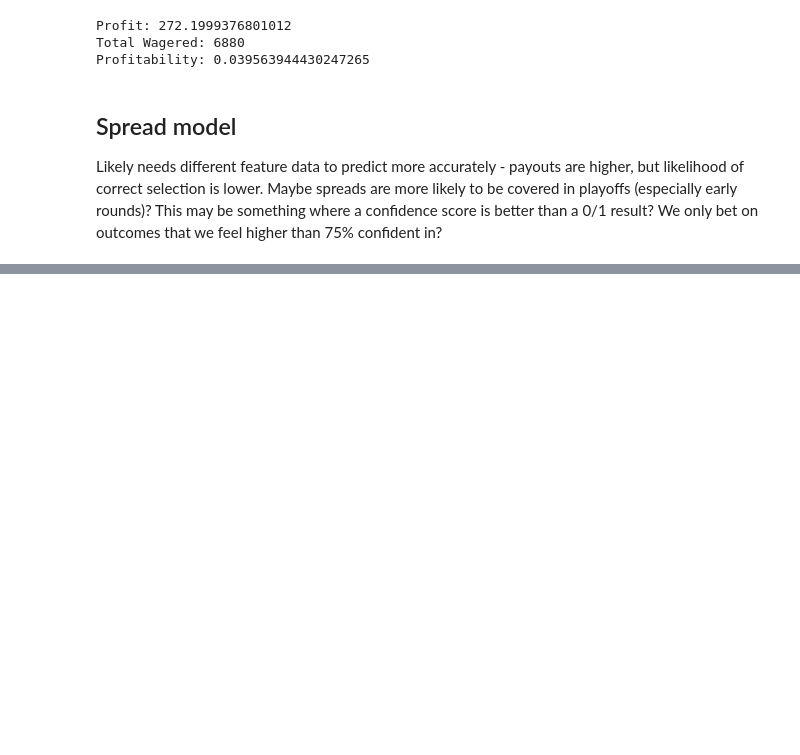
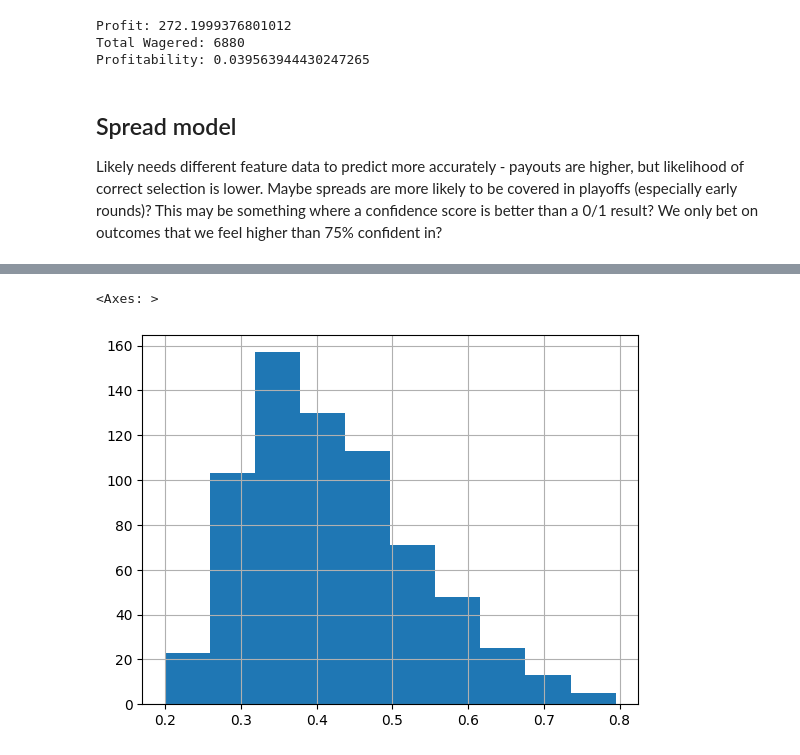
Before and after one commit to dgliwa/nba-pickem, a Jupyter notebook: notebooks/predict_wins.ipynb, the cells around one changed output, grey strips where cells are left out. Drawn from its saved outputs; the diff is of its cells as text; code cells hidden in the pictures; blank space fills up the shorter version.

```diff
--- a/notebooks/predict_wins.ipynb
+++ b/notebooks/predict_wins.ipynb
@@ -1377,3 +1445,6 @@ Profitability: 0.039563944430247265
 # %% [markdown]
 ## Spread model
 Likely needs different feature data to predict more accurately - payouts are higher, but likelihood of correct selection is lower. Maybe spreads are more likely to be covered in playoffs (especially early rounds)? This may be something where a confidence score is better than a 0/1 result?  We only bet on outcomes that we feel higher than 75% confident in?
+# %%
+test[["NO_COVER_PROB", "COVER_PROB"]] = clf.predict_proba(X_test)
+test.tail()
@@ -1379,0 +1459,5 @@ Likely needs different feature data to predict more accurately - payouts are hig
+# %%
+test["COVER_PROB"].hist()
+# %% [output]
+<Axes: >
+[figure, added]
```
Also changed, not shown: parts of 18 cells of this notebook.
